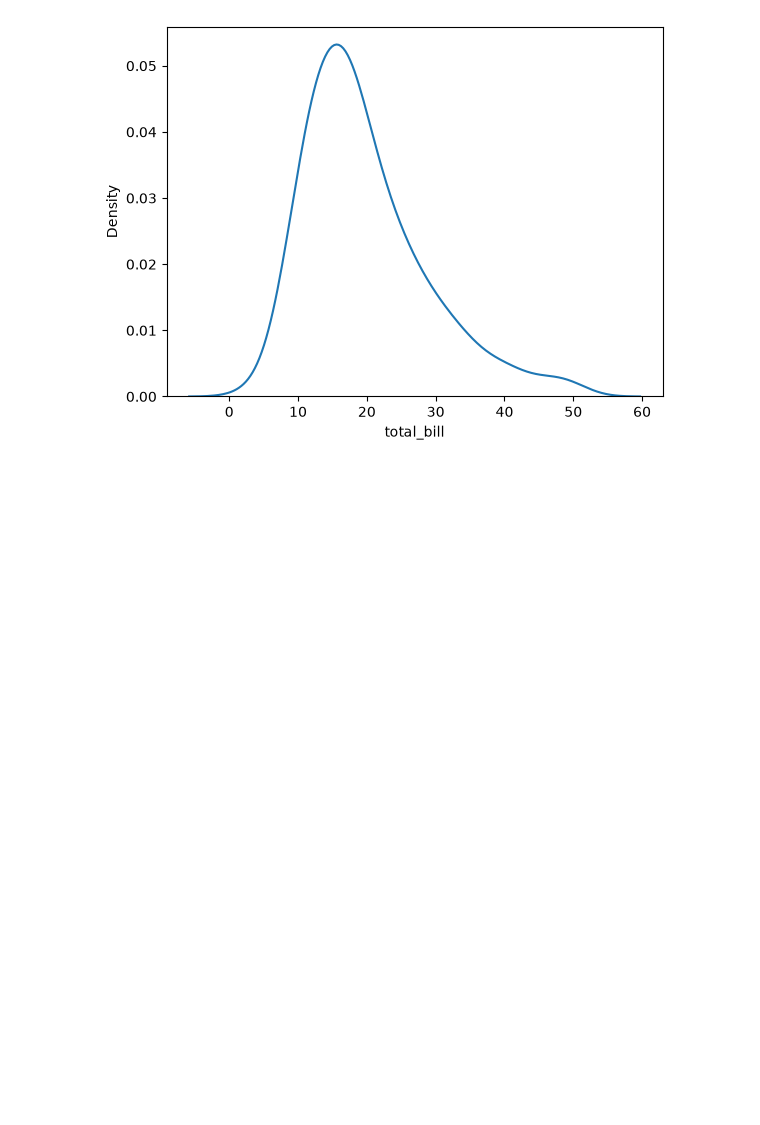
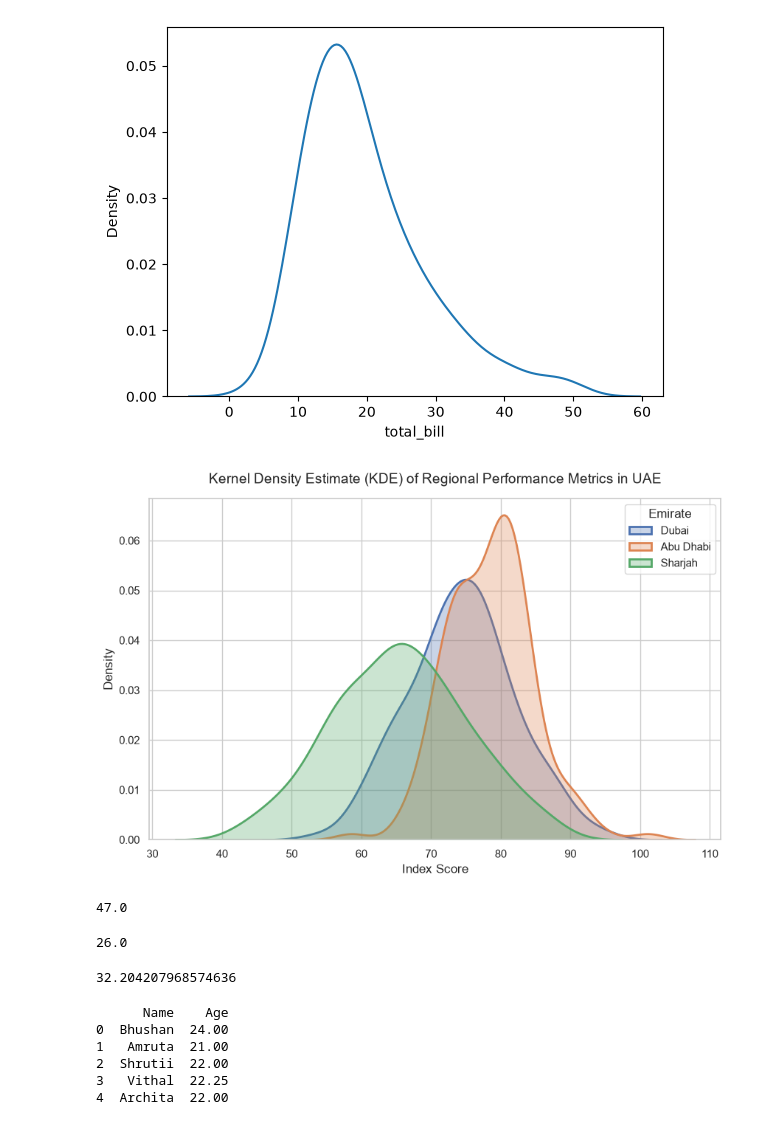
Before and after one commit to Bhushangcoe/python9batch, a Jupyter notebook: newpython.ipynb, the cells around one changed output. Drawn from its saved outputs; the diff is of its cells as text; code cells hidden in the pictures; blank space fills up the shorter version.

```diff
--- a/newpython.ipynb
+++ b/newpython.ipynb
@@ -422,3 +422,70 @@ sns.kdeplot(data=df['total_bill'])
 plt.show()
 # %% [output]
 [figure]
+# %%
+import matplotlib.pyplot as plt
+import seaborn as sns
+import numpy as np
+
+# Seed for reproducibility
+np.random.seed(42)
+
+# Generate mock data representing an index score for different UAE regions
+dubai_scores = np.random.normal(loc=75, scale=8, size=150)
+abu_dhabi_scores = np.random.normal(loc=78, scale=6, size=150)
+sharjah_scores = np.random.normal(loc=65, scale=10, size=150)
+
+# Set style
+sns.set_theme(style="whitegrid")
+
+# Create the KDE plot
+plt.figure(figsize=(10, 6))
+sns.kdeplot(data=dubai_scores, label="Dubai", fill=True, alpha=0.3, linewidth=2)
+sns.kdeplot(data=abu_dhabi_scores, label="Abu Dhabi", fill=True, alpha=0.3, linewidth=2)
+sns.kdeplot(data=sharjah_scores, label="Sharjah", fill=True, alpha=0.3, linewidth=2)
+
+# Formatting the visualization
+plt.title("Kernel Density Estimate (KDE) of Regional Performance Metrics in UAE", fontsize=14, pad=15)
+plt.xlabel("Index Score", fontsize=12)
+plt.ylabel("Density", fontsize=12)
+plt.legend(title="Emirate")
+
+# Display the plot
+plt.show()
+# %% [output]
+[figure, added]
+# %%
+#Measure of central tendency
+# Mean (Avarage)
+import numpy as np
+arr=np.array([10,23,45,67,90])
+print(np.mean(arr))
+# %% [output]
+47.0
+# %%
+#sample mean
+# population mean
+import numpy as np
+arr=np.array([10,23,45,67,90])
+sample=np.array([10,23,45])
+print(np.mean(sample))
+# %% [output]
+26.0
+# %%
+import pandas
+df=pandas.read_csv('Titanic-Dataset.csv')
+print(df['Fare'].mean())
+# %% [output]
+32.204207968574636
+# %%
+import pandas
+df=pandas.read_csv('sampledata.csv')
+df.fillna(df['Age'].mean(),inplace=True)
+print(df)
+# %% [output]
+      Name    Age
+0  Bhushan  24.00
+1   Amruta  21.00
+2  Shrutii  22.00
+3   Vithal  22.25
+4  Archita  22.00
```
